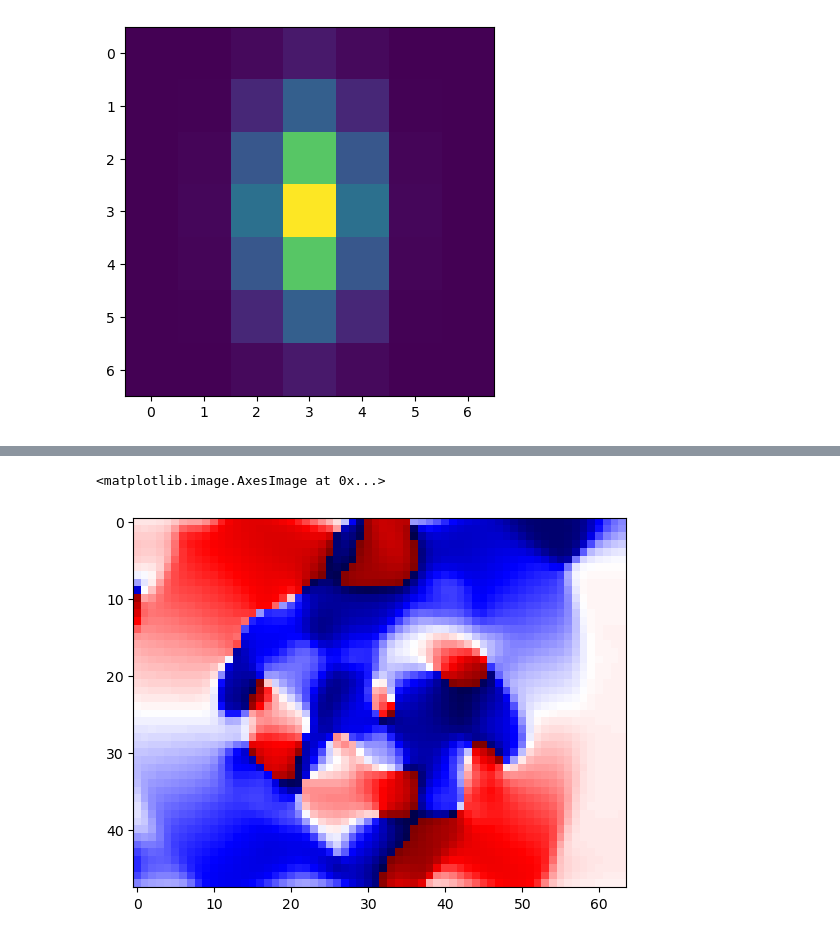
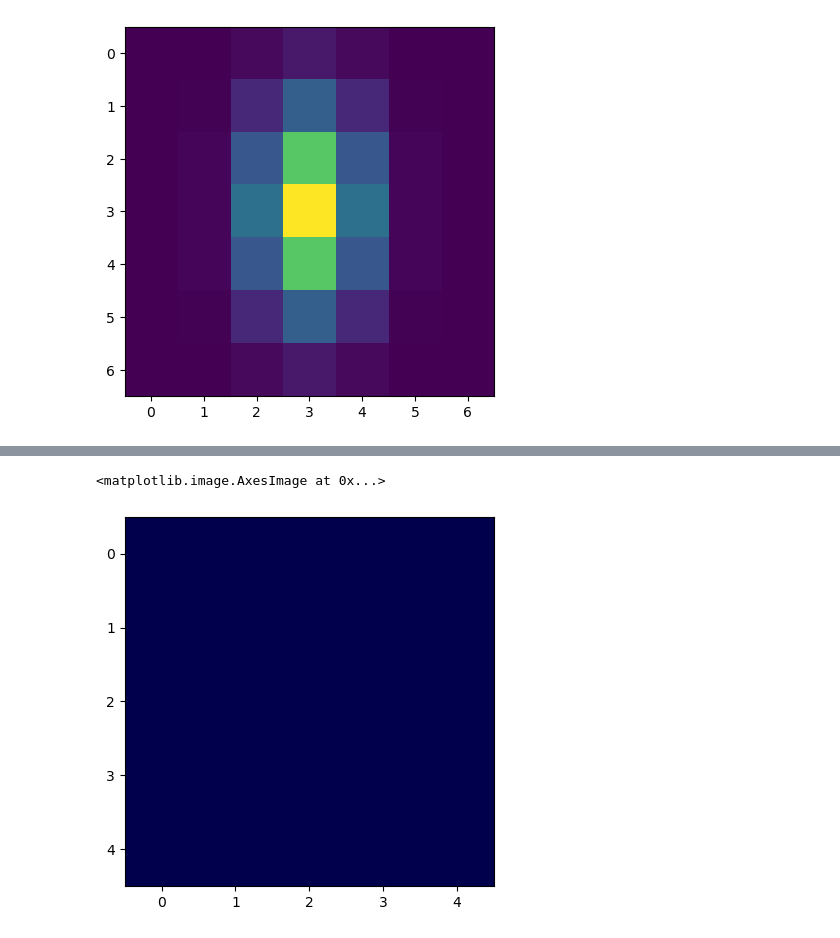
Before and after one commit to wernst24/bobdiffusion, a Jupyter notebook: experiment.ipynb, the cells around one changed output, grey strips where cells are left out. Cells and saved outputs as stored; diff of their text form; code cells hidden in the pictures.

```diff
--- a/experiment.ipynb
+++ b/experiment.ipynb
@@ -146,5 +140,5 @@ plt.imshow(coh, cmap='seismic')
 # %%
-plt.imshow(ang, cmap="seismic")
+plt.imshow(np.ones((5, 5))*10, cmap='seismic')
 # %% [output]
 <matplotlib.image.AxesImage at 0x...>
-[figure, old version]
+[figure, new version]
```
Also changed, not shown: parts of 3 cells of this notebook.
